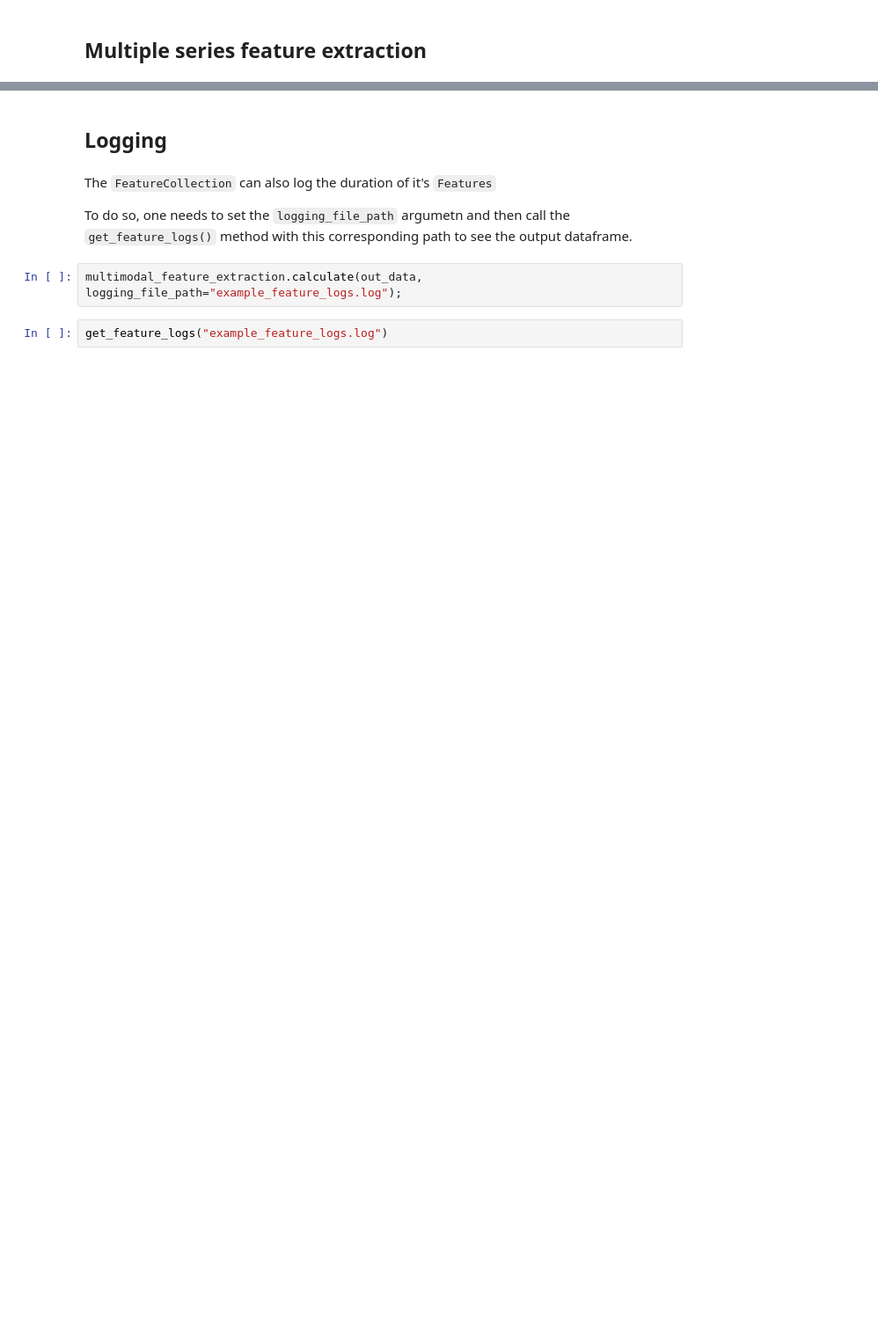
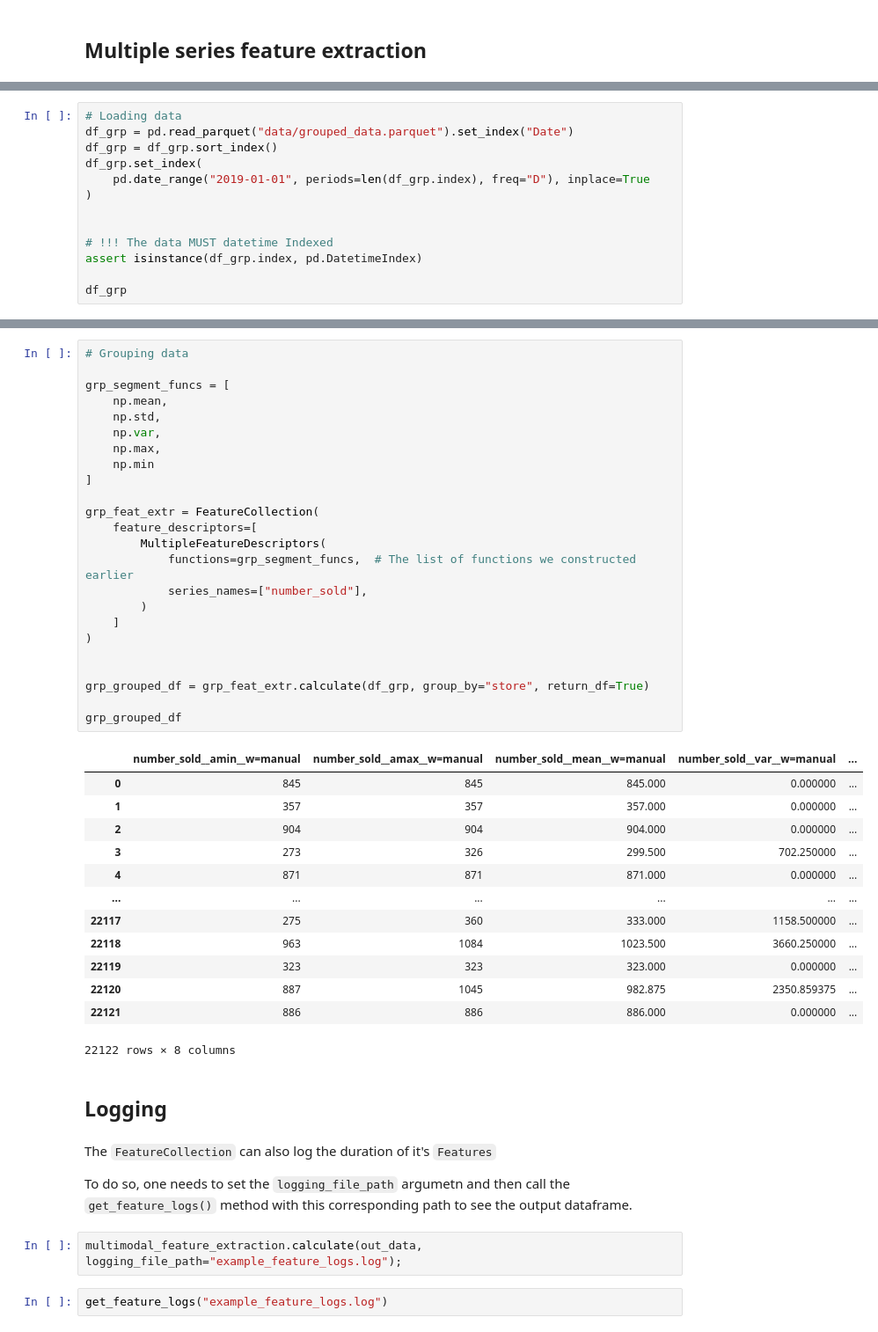
Before and after one commit to predict-idlab/tsflex, a Jupyter notebook: examples/verbose_example.ipynb, the cells around one changed output, grey strips where cells are left out. Shown at 88% size. Saved outputs shown, nothing was run; the diff lists cells and outputs as text; blank space fills up the shorter version.

Commit message:
📝 docs: add groupby example

```diff
--- a/examples/verbose_example.ipynb
+++ b/examples/verbose_example.ipynb
@@ -431,0 +427,13 @@ EDA: (
+# %%
+# Loading data
+df_grp = pd.read_parquet("data/grouped_data.parquet").set_index("Date")
+df_grp = df_grp.sort_index()
+df_grp.set_index(
+    pd.date_range("2019-01-01", periods=len(df_grp.index), freq="D"), inplace=True
+)
+
+
+# !!! The data MUST datetime Indexed
+assert isinstance(df_grp.index, pd.DatetimeIndex)
+
+df_grp
@@ -432,3 +454,41 @@ EDA: (
+# %%
+# Grouping data
+
+grp_segment_funcs = [
+    np.mean,
+    np.std,
+    np.var,
+    np.max,
+    np.min
+]
+
+grp_feat_extr = FeatureCollection(
+    feature_descriptors=[
+        MultipleFeatureDescriptors(
+            functions=grp_segment_funcs,  # The list of functions we constructed earlier
+            series_names=["number_sold"],
+        )
+    ]
+)
+
+
+grp_grouped_df = grp_feat_extr.calculate(df_grp, group_by="store", return_df=True)
+
+grp_grouped_df
+# %% [output]
+|  | number_sold__amin__w=manual | number_sold__amax__w=manual | number_sold__mean__w=manual | number_sold__var__w=manual | ... |
+| 0 | 845 | 845 | 845.000 | 0.000000 | ... |
+| 1 | 357 | 357 | 357.000 | 0.000000 | ... |
+| 2 | 904 | 904 | 904.000 | 0.000000 | ... |
+| 3 | 273 | 326 | 299.500 | 702.250000 | ... |
+| 4 | 871 | 871 | 871.000 | 0.000000 | ... |
+| ... | ... | ... | ... | ... | ... |
+| 22117 | 275 | 360 | 333.000 | 1158.500000 | ... |
+| 22118 | 963 | 1084 | 1023.500 | 3660.250000 | ... |
+| 22119 | 323 | 323 | 323.000 | 0.000000 | ... |
+| 22120 | 887 | 1045 | 982.875 | 2350.859375 | ... |
+| 22121 | 886 | 886 | 886.000 | 0.000000 | ... |
+22122 rows × 8 columns
 # %% [markdown]
 ## Logging
 # %% [markdown]
```
Also changed, not shown: parts of 11 cells of this notebook.
